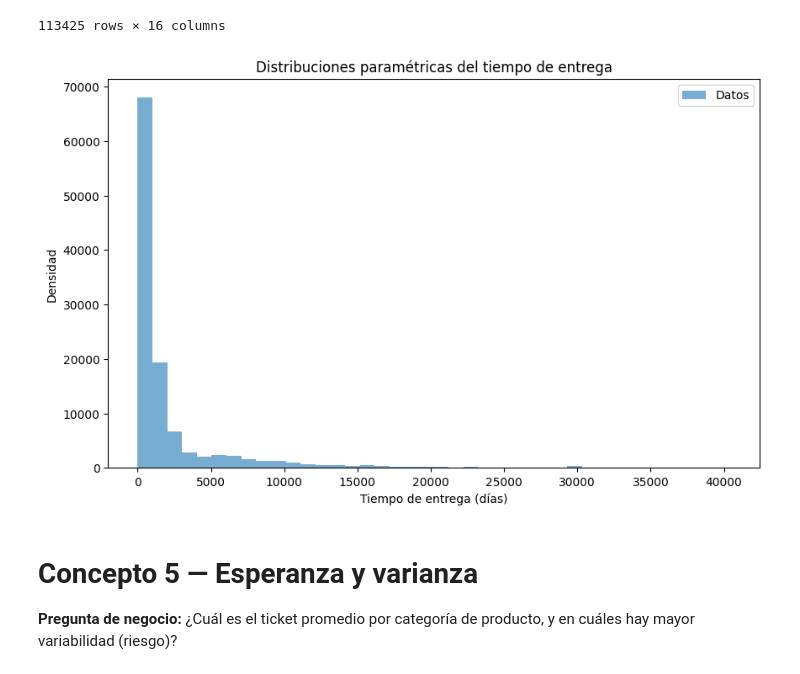
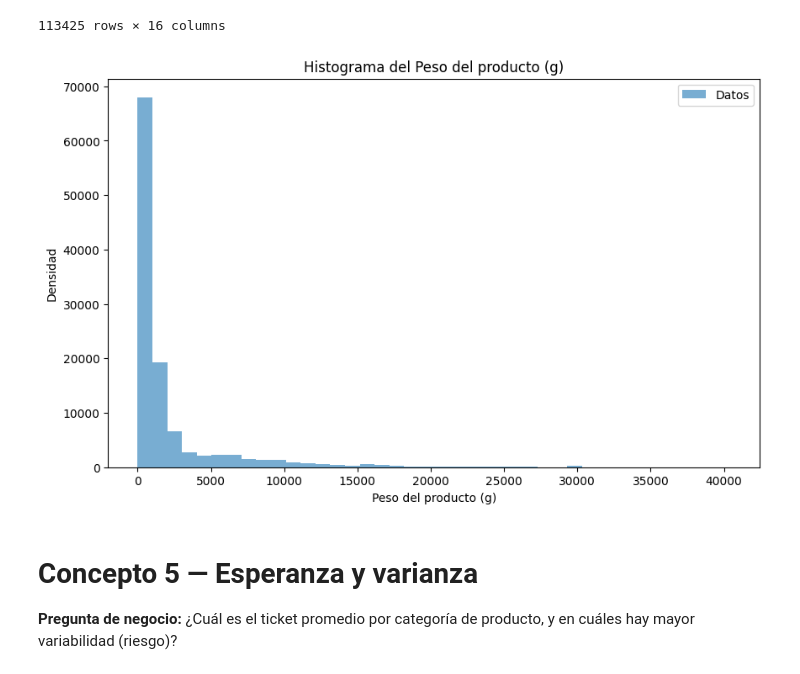
Before and after one commit to Walnut235/olist-probabilistic-analysis, a Jupyter notebook: notebooks/01_analisis_olist.ipynb, the cells around one changed output. Cells and saved outputs as stored; diff of their text form; code cells hidden in the pictures.

```diff
--- a/notebooks/01_analisis_olist.ipynb
+++ b/notebooks/01_analisis_olist.ipynb
@@ -889,22 +889,22 @@ x=df_clean["product_weight_g"]
 # %%
 plt.figure(figsize=(10,6))
 
 plt.hist(
     x,
     bins=40,
     alpha=0.6,
     label="Datos"
 )
 
 x_grid = np.linspace(x.min(), x.max(), 500)
 
-plt.xlabel("Tiempo de entrega (días)")
+plt.xlabel("Peso del producto (g)")
 plt.ylabel("Densidad")
-plt.title("Distribuciones paramétricas del tiempo de entrega")
+plt.title("Histograma del Peso del producto (g)")
 plt.legend()
 plt.show()
 # %% [output]
-[figure, old version]
+[figure, new version]
 # %% [markdown]
 # Concepto 5 — Esperanza y varianza
 
```
Also changed, not shown: parts of 37 cells of this notebook.
